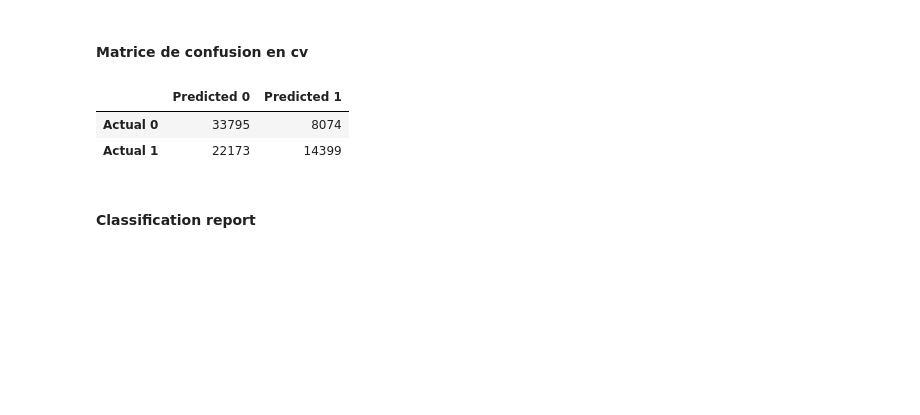
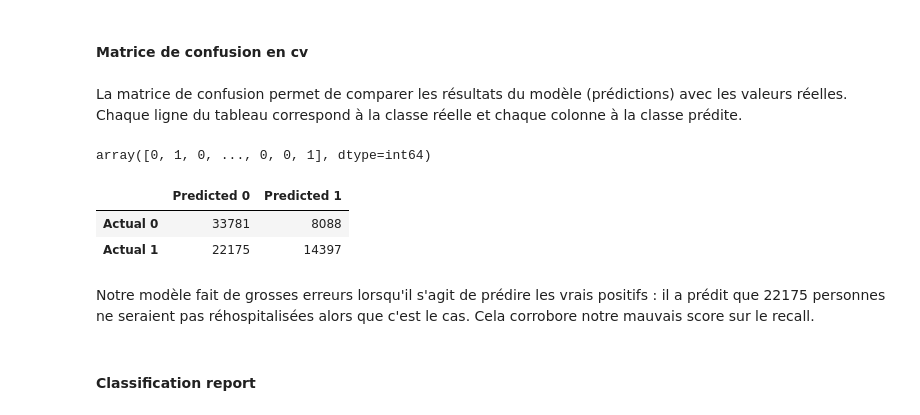
Before and after one commit to Gwendelina/130US_diabete, a Jupyter notebook: 130US_diabete.ipynb, the cells around one changed output. Drawn from its saved outputs; the diff is of its cells as text; code cells hidden in the pictures; blank space fills up the shorter version.

```diff
--- a/130US_diabete.ipynb
+++ b/130US_diabete.ipynb
@@ -296,6 +336,10 @@ Name: readmitted, dtype: int64
 # Itération 1 : baseline
 # %% [markdown]
 **Objectif** : créer un modèle prédictif simple, basé sur une analyse exploratoire et une data préparation sommaires afin de comprendre un peu mieux la structure du dataset et de pouvoir élaborer une ébauche de l'application demandée.
+# %%
+# Copie du dataset nettoyé des informations inutiles
+
+baseline = first_clean_dataset_create_copy()
 # %% [markdown]
 ## Analyse de forme des données
 # %% [markdown]
@@ -306,7 +350,3 @@ Name: readmitted, dtype: int64
 # %% [markdown]
 ### Structure du dataset
-# %%
-# On travaille sur une copie du dataset initial
-
-baseline = data.copy()
 # %%
@@ -638,7 +581,4 @@ Dans la mesure où nous avons besoin d'un rapport entre la precision et le recal
 # %%
-# Choix du model
-model = make_pipeline(preprocessor, LogisticRegression(random_state = 5, solver='lbfgs')) # solver='lbfgs' mis suite à message d'erreur
+# Choix du model et pipeline de pre-processing
 
-# Entrainement
-model.fit(X_train, y_train.values.ravel())
-# model.fit(X_train, y_train)
+model_rlog = make_pipeline(preprocessor, LogisticRegression(random_state = 5, solver='lbfgs')) # solver='lbfgs' mis suite à message d'erreur
@@ -665,19 +645,27 @@ score_cv
 # %% [markdown]
 #### Matrice de confusion en cv
+# %% [markdown]
+La matrice de confusion permet de comparer les résultats du modèle (prédictions) avec les valeurs réelles.
+Chaque ligne du tableau correspond à la classe réelle et chaque colonne à la classe prédite.
+# %%
+y_pred_cv = cross_val_predict(model_rlog, X_train, y_train.values.ravel(), cv=5)
+y_pred_cv
+# %% [output]
+array([0, 1, 0, ..., 0, 0, 1], dtype=int64)
 # %%
-# Confusion matrix
-confusion_matrix(y_train, cv_y_pred)
+# Confusion matrix (on compare y_true et y_pred)
+# Question : est-ce judicieux de faire la confusion matrix avec le y_train (non crossé et le y_pred_cv) ?
 
-conf_cv = pd.DataFrame(confusion_matrix(y_train, cv_y_pred))
+conf_cv = pd.DataFrame(confusion_matrix(y_train, y_pred_cv))
 conf_cv = conf_cv.rename(columns={0: 'Predicted 0',1:'Predicted 1'})
 conf_cv= conf_cv.rename(index={0: 'Actual 0',1:"Actual 1"})
-# conf_cv["TOTAL"] = conf_cv["Predicted 0"]+conf_cv["Predicted 1"]
-# conf_cv = conf_cv.append(pd.Series(conf_cv.sum(axis=0), name="TOTAL"))
 conf_cv
 # %% [output]
 |  | Predicted 0 | Predicted 1 |
-| Actual 0 | 33795 | 8074 |
-| Actual 1 | 22173 | 14399 |
+| Actual 0 | 33781 | 8088 |
+| Actual 1 | 22175 | 14397 |
+# %% [markdown]
+Notre modèle fait de grosses erreurs lorsqu'il s'agit de prédire les vrais positifs : il a prédit que 22175 personnes ne seraient pas réhospitalisées alors que c'est le cas. Cela corrobore notre mauvais score sur le recall.
 # %% [markdown]
 #### Classification report
 # %%
```
Also changed, not shown: parts of 94 cells of this notebook, 1 other file.
